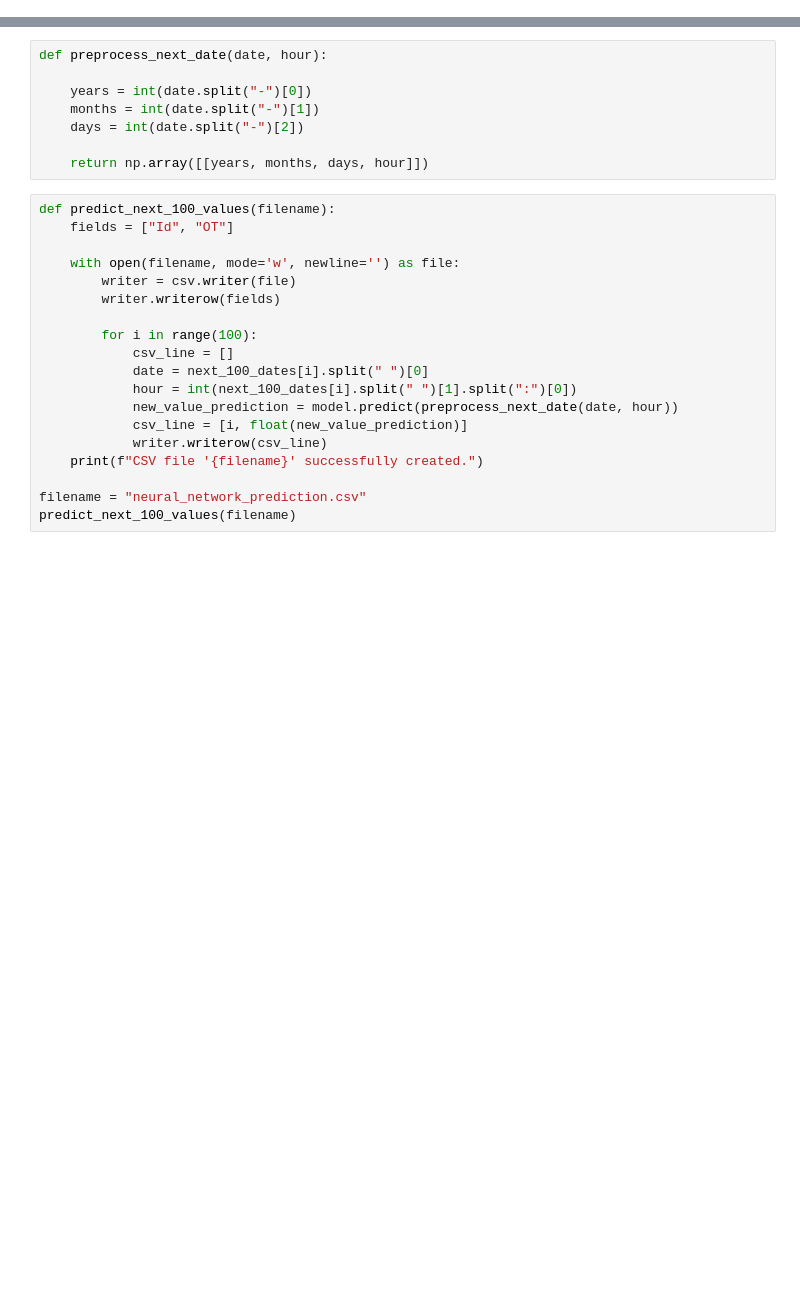
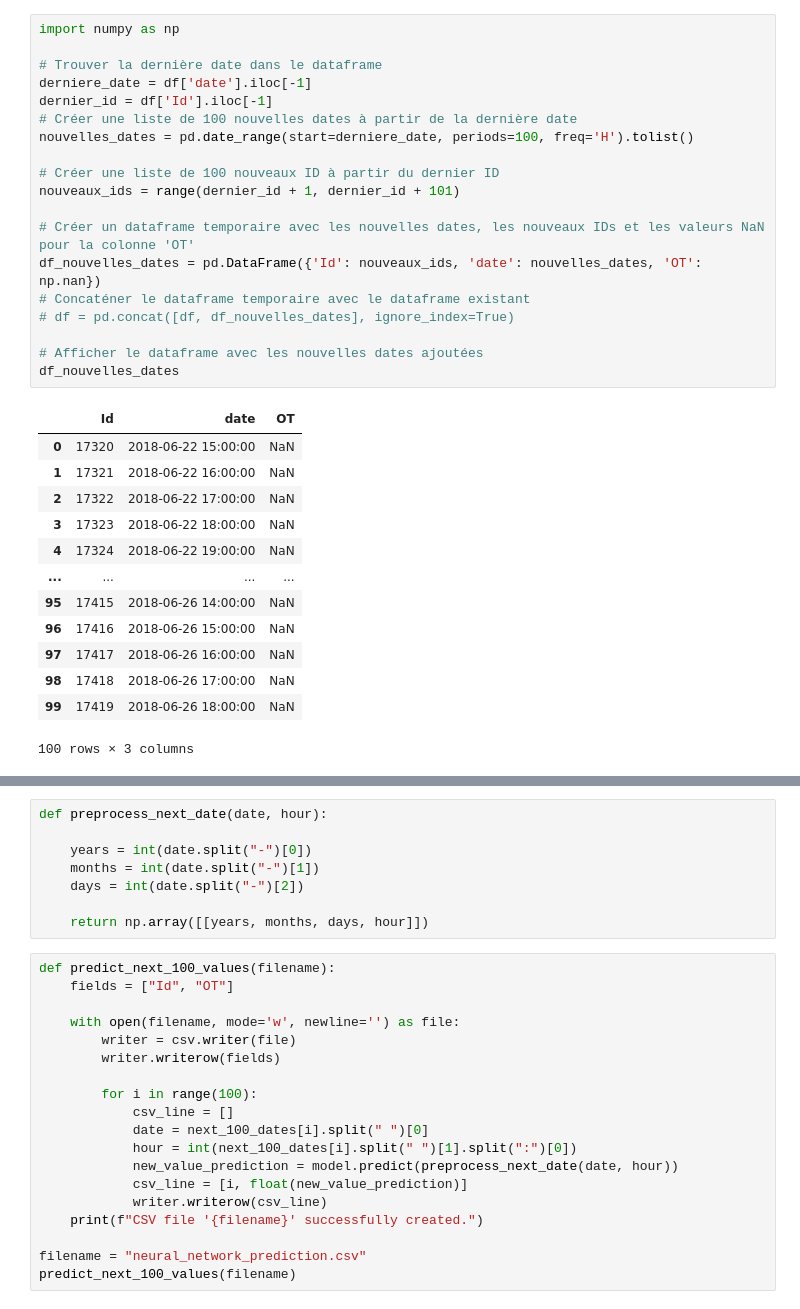
Before and after one commit to momoWantLearn/time_series_classification, a Jupyter notebook: neural_network.ipynb, the cells around one changed output, grey strips where cells are left out. Saved outputs shown, nothing was run; the diff lists cells and outputs as text; blank space fills up the shorter version.

```diff
--- a/neural_network.ipynb
+++ b/neural_network.ipynb
@@ -77,0 +30,33 @@ print(len(extracted_data))
+# %%
+import numpy as np
+
+# Trouver la dernière date dans le dataframe
+derniere_date = df['date'].iloc[-1]
+dernier_id = df['Id'].iloc[-1]
+# Créer une liste de 100 nouvelles dates à partir de la dernière date
+nouvelles_dates = pd.date_range(start=derniere_date, periods=100, freq='H').tolist()
+
+# Créer une liste de 100 nouveaux ID à partir du dernier ID
+nouveaux_ids = range(dernier_id + 1, dernier_id + 101)
+
+# Créer un dataframe temporaire avec les nouvelles dates, les nouveaux IDs et les valeurs NaN pour la colonne 'OT'
+df_nouvelles_dates = pd.DataFrame({'Id': nouveaux_ids, 'date': nouvelles_dates, 'OT': np.nan})
+# Concaténer le dataframe temporaire avec le dataframe existant
+# df = pd.concat([df, df_nouvelles_dates], ignore_index=True)
+
+# Afficher le dataframe avec les nouvelles dates ajoutées
+df_nouvelles_dates
+# %% [output]
+|  | Id | date | OT |
+| 0 | 17320 | 2018-06-22 15:00:00 | NaN |
+| 1 | 17321 | 2018-06-22 16:00:00 | NaN |
+| 2 | 17322 | 2018-06-22 17:00:00 | NaN |
+| 3 | 17323 | 2018-06-22 18:00:00 | NaN |
+| 4 | 17324 | 2018-06-22 19:00:00 | NaN |
+| ... | ... | ... | ... |
+| 95 | 17415 | 2018-06-26 14:00:00 | NaN |
+| 96 | 17416 | 2018-06-26 15:00:00 | NaN |
+| 97 | 17417 | 2018-06-26 16:00:00 | NaN |
+| 98 | 17418 | 2018-06-26 17:00:00 | NaN |
+| 99 | 17419 | 2018-06-26 18:00:00 | NaN |
+100 rows × 3 columns
```
Also changed, not shown: parts of 9 cells of this notebook, 3 other files.
